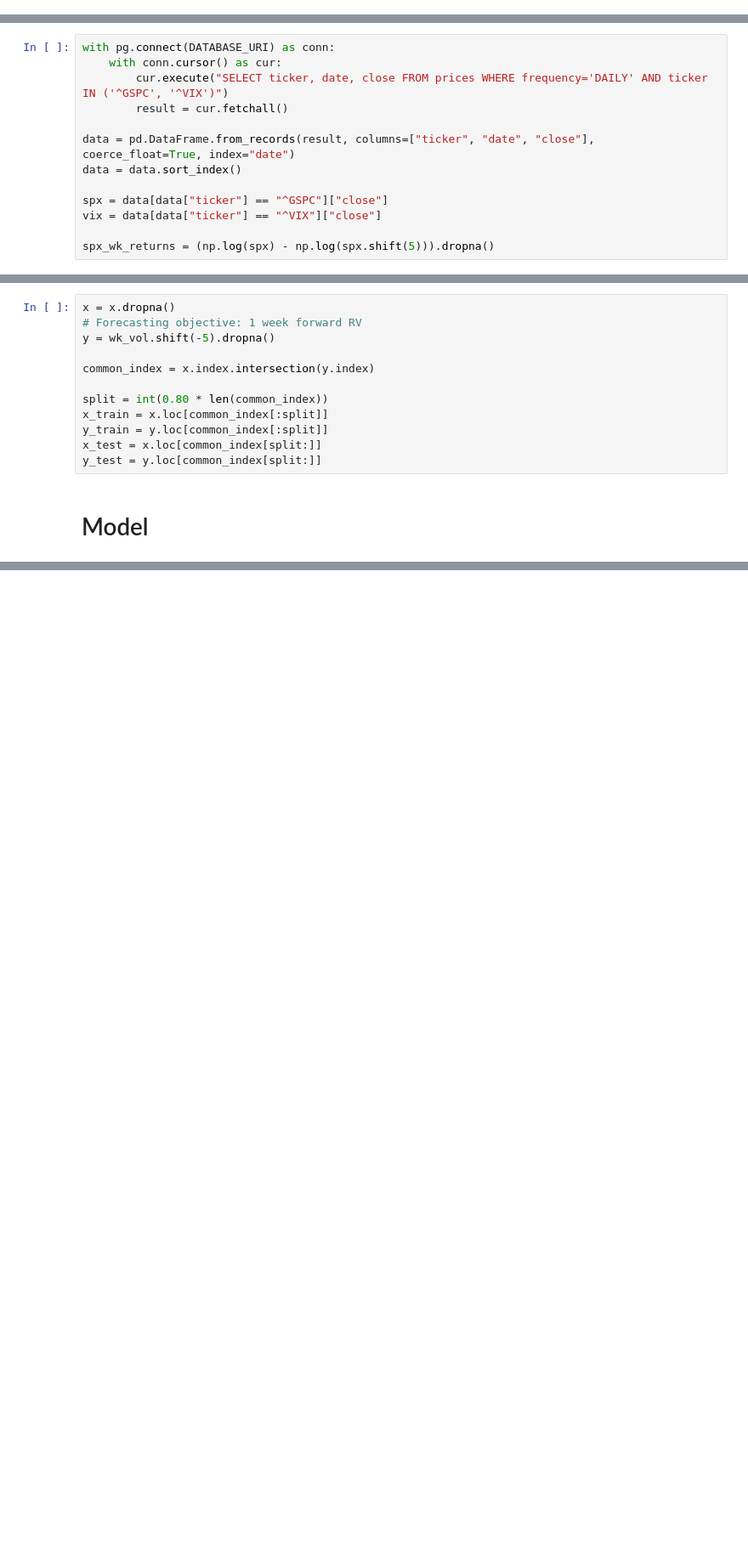
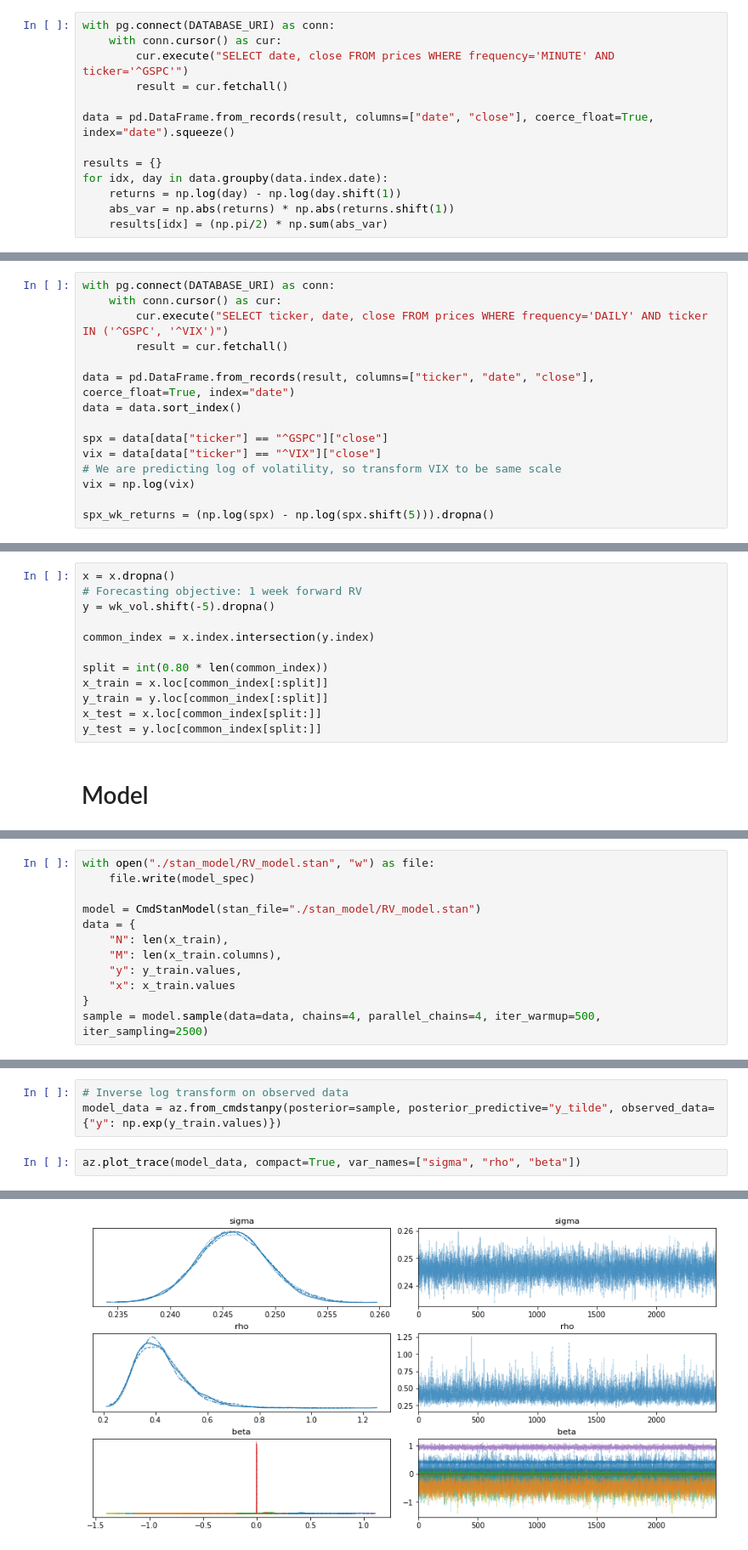
Before and after one commit to eadains/VolatilityTrading, a Jupyter notebook: real_vol_forecast.ipynb, the cells around one changed output, grey strips where cells are left out. Shown at 85% size. Saved outputs shown, nothing was run; the diff lists cells and outputs as text; blank space fills up the shorter version.

Commit message:
volatility model changes

```diff
--- a/real_vol_forecast.ipynb
+++ b/real_vol_forecast.ipynb
@@ -30,0 +36,13 @@ wk_vol = wk_vol * np.sqrt(252/5) * 100
+# %%
+with pg.connect(DATABASE_URI) as conn:
+    with conn.cursor() as cur:
+        cur.execute("SELECT date, close FROM prices WHERE frequency='MINUTE' AND ticker='^GSPC'")
+        result = cur.fetchall()
+
+data = pd.DataFrame.from_records(result, columns=["date", "close"], coerce_float=True, index="date").squeeze()
+
+results = {}
+for idx, day in data.groupby(data.index.date):
+    returns = np.log(day) - np.log(day.shift(1))
+    abs_var = np.abs(returns) * np.abs(returns.shift(1))
+    results[idx] = (np.pi/2) * np.sum(abs_var)
@@ -39,6 +60,8 @@ data = data.sort_index()
 
 spx = data[data["ticker"] == "^GSPC"]["close"]
 vix = data[data["ticker"] == "^VIX"]["close"]
+# We are predicting log of volatility, so transform VIX to be same scale
+vix = np.log(vix)
 
 spx_wk_returns = (np.log(spx) - np.log(spx.shift(5))).dropna()
 # %%
@@ -96 +139,13 @@ model_spec = """
 """
+# %%
+with open("./stan_model/RV_model.stan", "w") as file:
+    file.write(model_spec)
+
+model = CmdStanModel(stan_file="./stan_model/RV_model.stan")
+data = {
+    "N": len(x_train),
+    "M": len(x_train.columns),
+    "y": y_train.values,
+    "x": x_train.values
+}
+sample = model.sample(data=data, chains=4, parallel_chains=4, iter_warmup=500, iter_sampling=2500)
@@ -96,0 +164,6 @@ model_spec = """
+# %%
+# Inverse log transform on observed data
+model_data = az.from_cmdstanpy(posterior=sample, posterior_predictive="y_tilde", observed_data={"y": np.exp(y_train.values)})
+# %%
+az.plot_trace(model_data, compact=True, var_names=["sigma", "rho", "beta"])
+# %% [output]
@@ -96,0 +176 @@ model_spec = """
+[figure, added]
```
Also changed, not shown: parts of 14 cells of this notebook, 1 other file.
